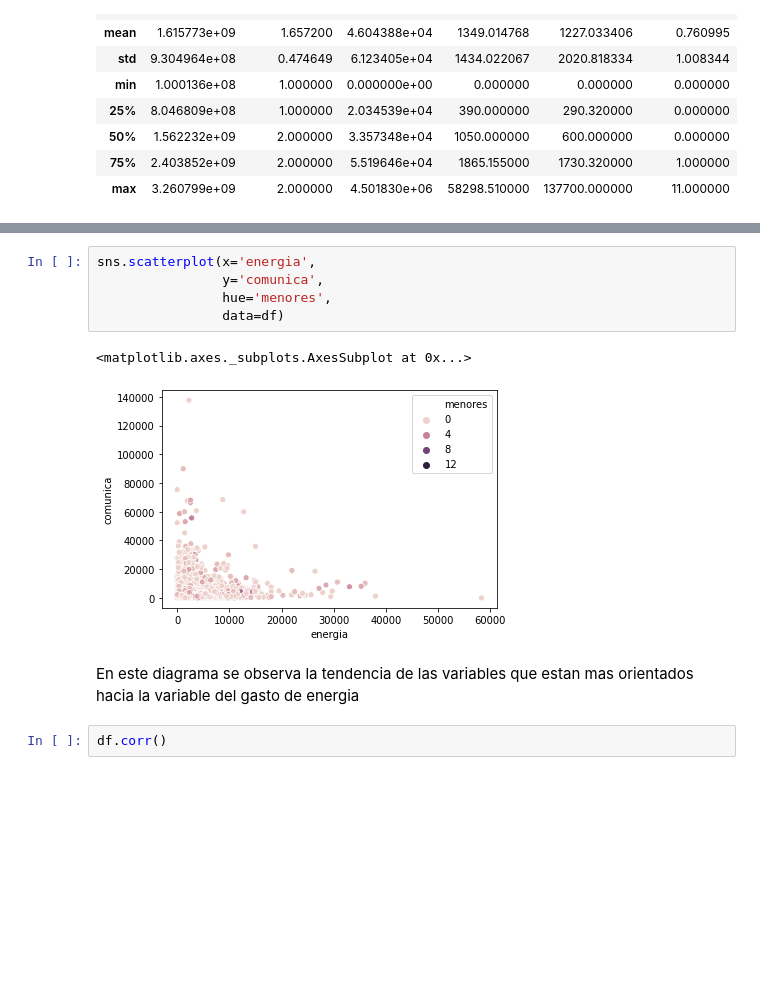
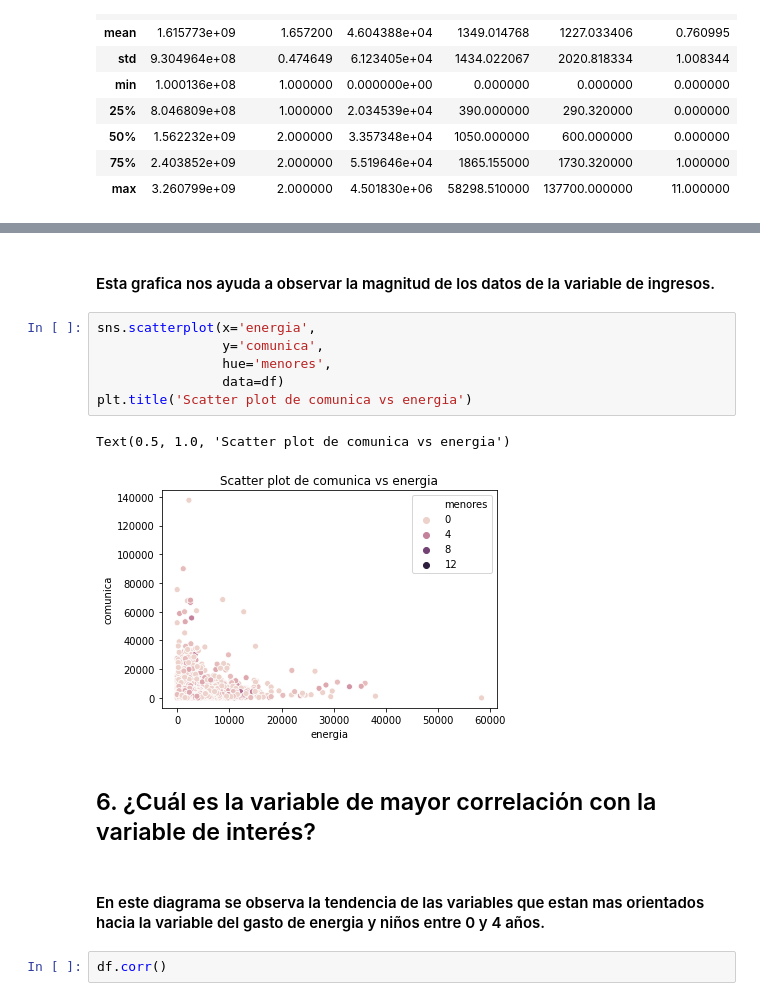
Before and after one commit to andremacdonel/VisualizacionDeDatos, a Jupyter notebook: SP (4).ipynb, the cells around one changed output, grey strips where cells are left out. Saved outputs shown, nothing was run; the diff lists cells and outputs as text; blank space fills up the shorter version.

```diff
--- a/SP (4).ipynb
+++ b/SP (4).ipynb
@@ -149,13 +146,18 @@ sns.boxplot(data = df.loc[df['conex_inte'],
+# %% [markdown]
+#### Esta grafica nos ayuda a observar la magnitud de los datos de la variable de ingresos.
 # %%
 sns.scatterplot(x='energia',
                 y='comunica',
                 hue='menores',
                 data=df)
+plt.title('Scatter plot de comunica vs energia')
 # %% [output]
-<matplotlib.axes._subplots.AxesSubplot at 0x...>
+Text(0.5, 1.0, 'Scatter plot de comunica vs energia')
-[figure, old version]
+[figure, new version]
+# %% [markdown]
+## 6. ¿Cuál es la variable de mayor correlación con la variable de interés?
 # %% [markdown]
-En este diagrama se observa la tendencia de las variables que estan mas orientados hacia la variable del gasto de energia
+#### En este diagrama se observa la tendencia de las variables que estan mas orientados hacia la variable del gasto de energia y niños entre 0 y 4 años.
 # %%
 df.corr()
 # %% [output]
```
Also changed, not shown: parts of 18 cells of this notebook, 1 other file.
